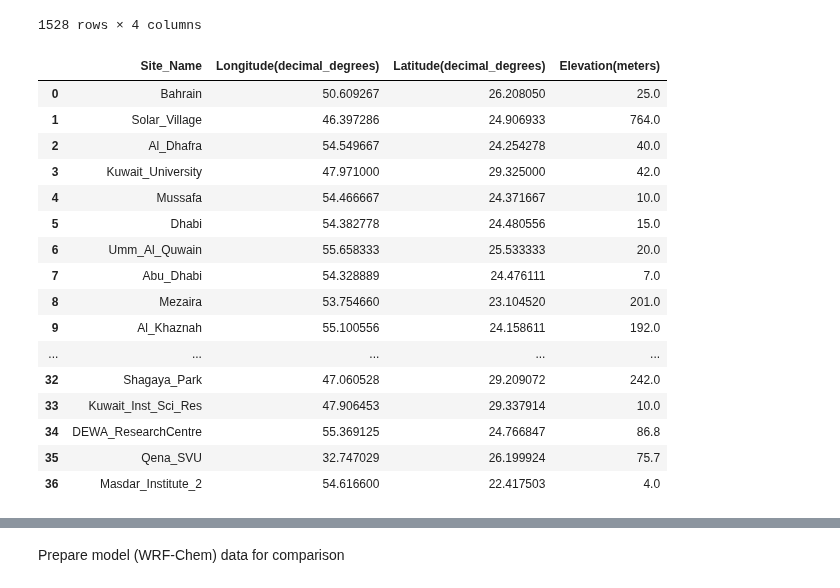
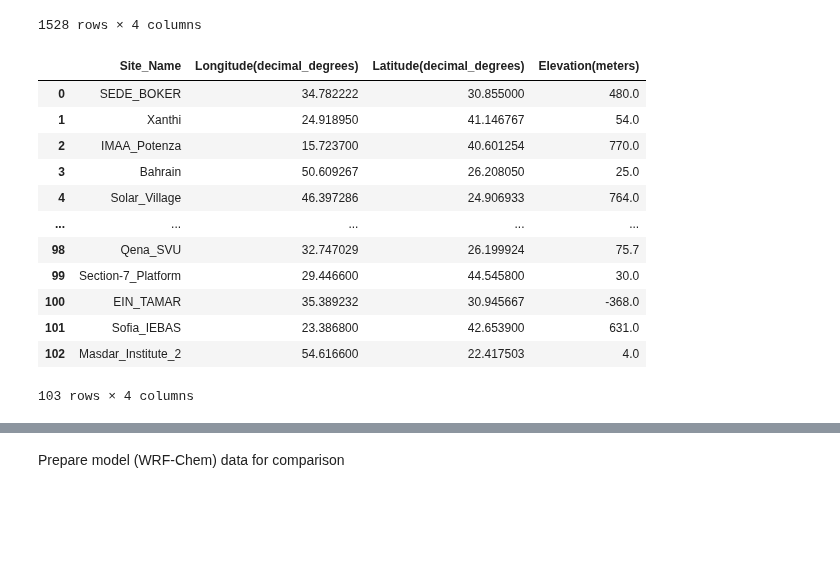
Before and after one commit to SeregaOsipov/ClimPy, a Jupyter notebook: examples/aeronet_examples.ipynb, the cells around one changed output, grey strips where cells are left out. Drawn from its saved outputs; the diff is of its cells as text; code cells hidden in the pictures; blank space fills up the shorter version.

Commit message:
sync aeronet example dev

```diff
--- a/examples/aeronet_examples.ipynb
+++ b/examples/aeronet_examples.ipynb
@@ -12,4 +18,12 @@ __author__ = 'Sergey Osipov <Serega.Osipov@gmail.com>'
 # %%
+# Normally, I run scripts locally and on supercomputers and often root file path is different.
+# To solve this problem I have special routine to deduce the correct environment.
+from libs.file_path_utils import get_root_storage_path_on_hpc
+aeronet.DATA_FILE_PATH_ROOT = get_root_storage_path_on_hpc() + '/Data/NASA/Aeronet/'
+
+# You can simply copy-paste YOUR path in the next line
+# aeronet.DATA_FILE_PATH_ROOT = os.path.expanduser('~') + '/Data/NASA/Aeronet/'
+
 level = 15  # set the aeronet level 1.5 or 2.0
 res = aeronet.ALL_POINTS  # set the temporal resolution, all points, daily, monthly
 inv = False  # choose the product, direct ovservations (AOD) or inversion (INV)
@@ -88,31 +112,38 @@ stations
 | 1527 | USDA_ALARC | -111.973390 | 33.077454 | 377.0 |
 1528 rows × 4 columns
 # %%
-# define the model domain, you can define it using WRF grid
+# define the model domain
+# manually
 domain = Polygon([(30, 12), (30, 30), (60, 30), (60, 12)])  # This is MENA region (Middle East and North Africa)
+# or using WRF grid
+# you have to put YOUR path here
+wrf_file_path = get_root_storage_path_on_hpc() + '/Data/AirQuality/AQABA/chem_106/output/wrfout_d01_2017-07-20_00:00:00'
+nc = netCDF4.Dataset(wrf_file_path)
+lon = nc['XLONG'][0]  # my grid is stationary in time
+lat = nc['XLAT'][0]  # sample it at time index 0
+domain = Polygon([(np.min(lon), np.min(lat)), (np.min(lon), np.max(lat)), (np.max(lon), np.max(lat)), (np.max(lon), np.min(lat))])  # This is MENA region (Middle East and North Africa)
+
 # filter stations within the domain
 stations_inside_domain = pd.DataFrame(columns = stations.columns)
 for index, row, in stations.iterrows():
     point = Point(row['Longitude(decimal_degrees)'], row['Latitude(decimal_degrees)'])
+    # TODO: this test does not account for the map projection distortions
     if domain.contains(point):
         stations_inside_domain = stations_inside_domain.append(row, ignore_index=True)
+
 # overview
 stations_inside_domain
 # %% [output]
 |  | Site_Name | Longitude(decimal_degrees) | Latitude(decimal_degrees) | Elevation(meters) |
-| 0 | Bahrain | 50.609267 | 26.208050 | 25.0 |
-| 1 | Solar_Village | 46.397286 | 24.906933 | 764.0 |
-| 2 | Al_Dhafra | 54.549667 | 24.254278 | 40.0 |
-| 3 | Kuwait_University | 47.971000 | 29.325000 | 42.0 |
-| 4 | Mussafa | 54.466667 | 24.371667 | 10.0 |
-| 5 | Dhabi | 54.382778 | 24.480556 | 15.0 |
-| 6 | Umm_Al_Quwain | 55.658333 | 25.533333 | 20.0 |
-| 7 | Abu_Dhabi | 54.328889 | 24.476111 | 7.0 |
-| 8 | Mezaira | 53.754660 | 23.104520 | 201.0 |
-| 9 | Al_Khaznah | 55.100556 | 24.158611 | 192.0 |
+| 0 | SEDE_BOKER | 34.782222 | 30.855000 | 480.0 |
+| 1 | Xanthi | 24.918950 | 41.146767 | 54.0 |
+| 2 | IMAA_Potenza | 15.723700 | 40.601254 | 770.0 |
+| 3 | Bahrain | 50.609267 | 26.208050 | 25.0 |
+| 4 | Solar_Village | 46.397286 | 24.906933 | 764.0 |
 | ... | ... | ... | ... | ... |
-| 32 | Shagaya_Park | 47.060528 | 29.209072 | 242.0 |
-| 33 | Kuwait_Inst_Sci_Res | 47.906453 | 29.337914 | 10.0 |
-| 34 | DEWA_ResearchCentre | 55.369125 | 24.766847 | 86.8 |
-| 35 | Qena_SVU | 32.747029 | 26.199924 | 75.7 |
-| 36 | Masdar_Institute_2 | 54.616600 | 22.417503 | 4.0 |
+| 98 | Qena_SVU | 32.747029 | 26.199924 | 75.7 |
+| 99 | Section-7_Platform | 29.446600 | 44.545800 | 30.0 |
+| 100 | EIN_TAMAR | 35.389232 | 30.945667 | -368.0 |
+| 101 | Sofia_IEBAS | 23.386800 | 42.653900 | 631.0 |
+| 102 | Masdar_Institute_2 | 54.616600 | 22.417503 | 4.0 |
+103 rows × 4 columns
```
Also changed, not shown: parts of 26 cells of this notebook, 4 other files.
